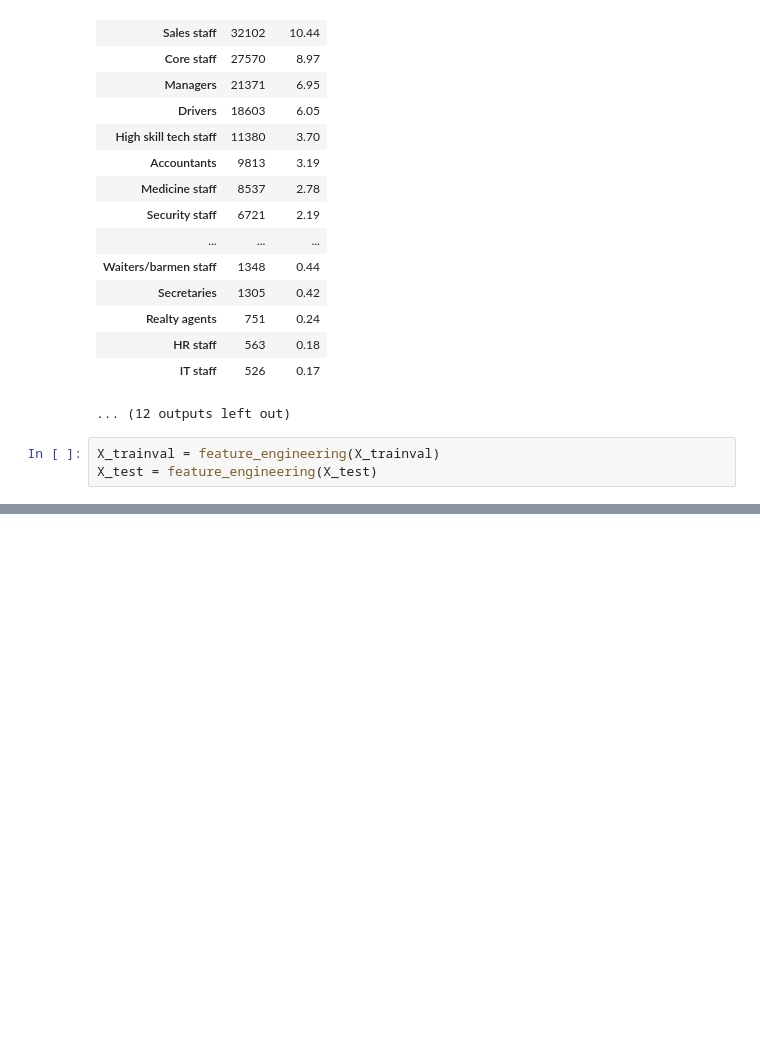
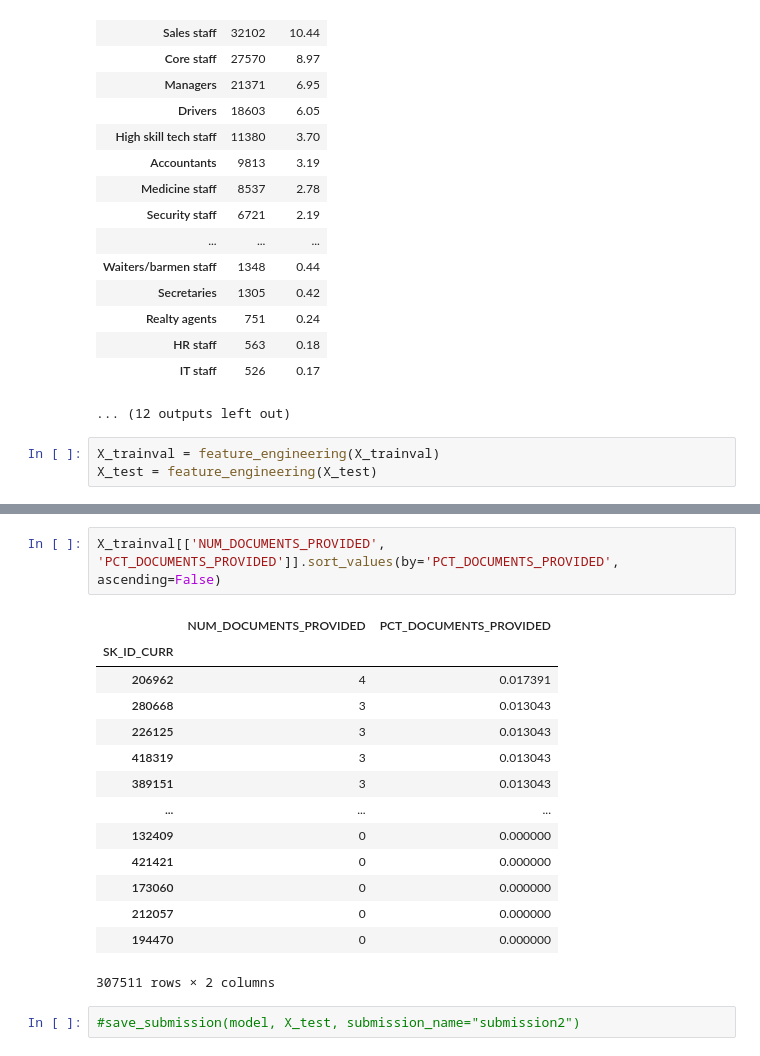
Before and after one commit to skydoldif/home-credit-default-risk, a Jupyter notebook: data_processing.ipynb, the cells around one changed output, grey strips where cells are left out. Drawn from its saved outputs; the diff is of its cells as text; blank space fills up the shorter version.

Commit message:
submission1

```diff
--- a/data_processing.ipynb
+++ b/data_processing.ipynb
@@ -265,0 +282,19 @@ shap_importance
+# %%
+X_trainval[['NUM_DOCUMENTS_PROVIDED', 'PCT_DOCUMENTS_PROVIDED']].sort_values(by='PCT_DOCUMENTS_PROVIDED', ascending=False)
+# %% [output]
+|  | NUM_DOCUMENTS_PROVIDED | PCT_DOCUMENTS_PROVIDED |
+| SK_ID_CURR |  |  |
+| 206962 | 4 | 0.017391 |
+| 280668 | 3 | 0.013043 |
+| 226125 | 3 | 0.013043 |
+| 418319 | 3 | 0.013043 |
+| 389151 | 3 | 0.013043 |
+| ... | ... | ... |
+| 132409 | 0 | 0.000000 |
+| 421421 | 0 | 0.000000 |
+| 173060 | 0 | 0.000000 |
+| 212057 | 0 | 0.000000 |
+| 194470 | 0 | 0.000000 |
+307511 rows × 2 columns
+# %%
+#save_submission(model, X_test, submission_name="submission2")
```
Also changed, not shown: parts of 3 cells of this notebook, 1 other file.
